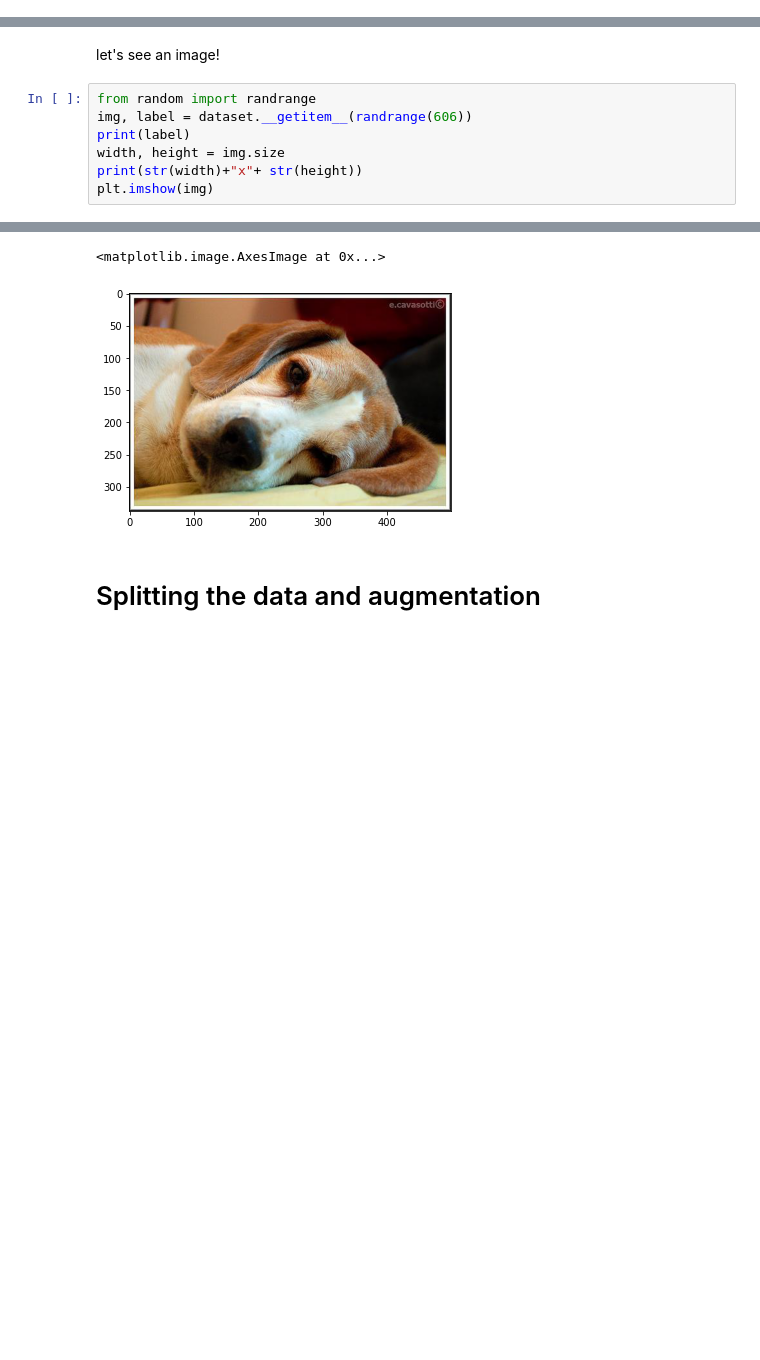
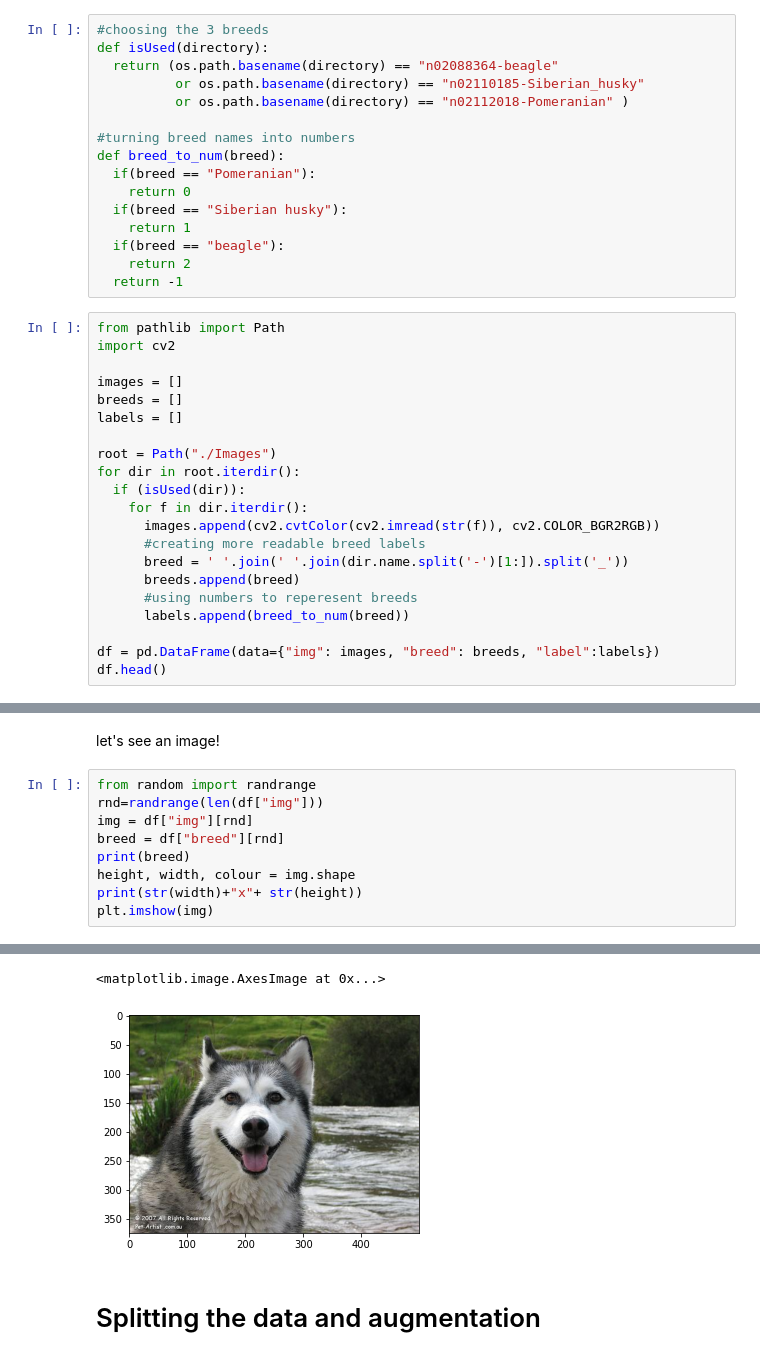
Before and after one commit to maya2d26/CNN_dog_breed_classifier, a Jupyter notebook: Stanford_dog_breed_classifier.ipynb, the cells around one changed output, grey strips where cells are left out. Saved outputs shown, nothing was run; the diff lists cells and outputs as text; blank space fills up the shorter version.

Commit message:
data reading fixed(instead of lacal storage, webget)

```diff
--- a/Stanford_dog_breed_classifier.ipynb
+++ b/Stanford_dog_breed_classifier.ipynb
@@ -28,0 +58,37 @@ dataset = ImageFolder('/content/images')
+# %%
+#choosing the 3 breeds
+def isUsed(directory):
+  return (os.path.basename(directory) == "n02088364-beagle"
+          or os.path.basename(directory) == "n02110185-Siberian_husky"
+          or os.path.basename(directory) == "n02112018-Pomeranian" )
+
+#turning breed names into numbers
+def breed_to_num(breed):
+  if(breed == "Pomeranian"):
+    return 0
+  if(breed == "Siberian husky"):
+    return 1
+  if(breed == "beagle"):
+    return 2
+  return -1
+# %%
+from pathlib import Path
+import cv2
+
+images = []
+breeds = []
+labels = []
+
+root = Path("./Images")
+for dir in root.iterdir():
+  if (isUsed(dir)):
+    for f in dir.iterdir():
+      images.append(cv2.cvtColor(cv2.imread(str(f)), cv2.COLOR_BGR2RGB))
+      #creating more readable breed labels
+      breed = ' '.join(' '.join(dir.name.split('-')[1:]).split('_'))
+      breeds.append(breed)
+      #using numbers to reperesent breeds
+      labels.append(breed_to_num(breed))
+
+df = pd.DataFrame(data={"img": images, "breed": breeds, "label":labels})
+df.head()
@@ -40,9 +111,11 @@ print(dataset.__len__)
 let's see an image!
 # %%
 from random import randrange
-img, label = dataset.__getitem__(randrange(606))
-print(label)
-width, height = img.size
+rnd=randrange(len(df["img"]))
+img = df["img"][rnd]
+breed = df["breed"][rnd]
+print(breed)
+height, width, colour = img.shape
 print(str(width)+"x"+ str(height))
 plt.imshow(img)
 # %% [output]
@@ -51,5 +124,5 @@ plt.imshow(img)
 <matplotlib.image.AxesImage at 0x...>
-[figure, old version]
+[figure, new version]
 # %% [markdown]
 # Splitting the data and augmentation
 # %%
```
Also changed, not shown: parts of 12 cells of this notebook.
